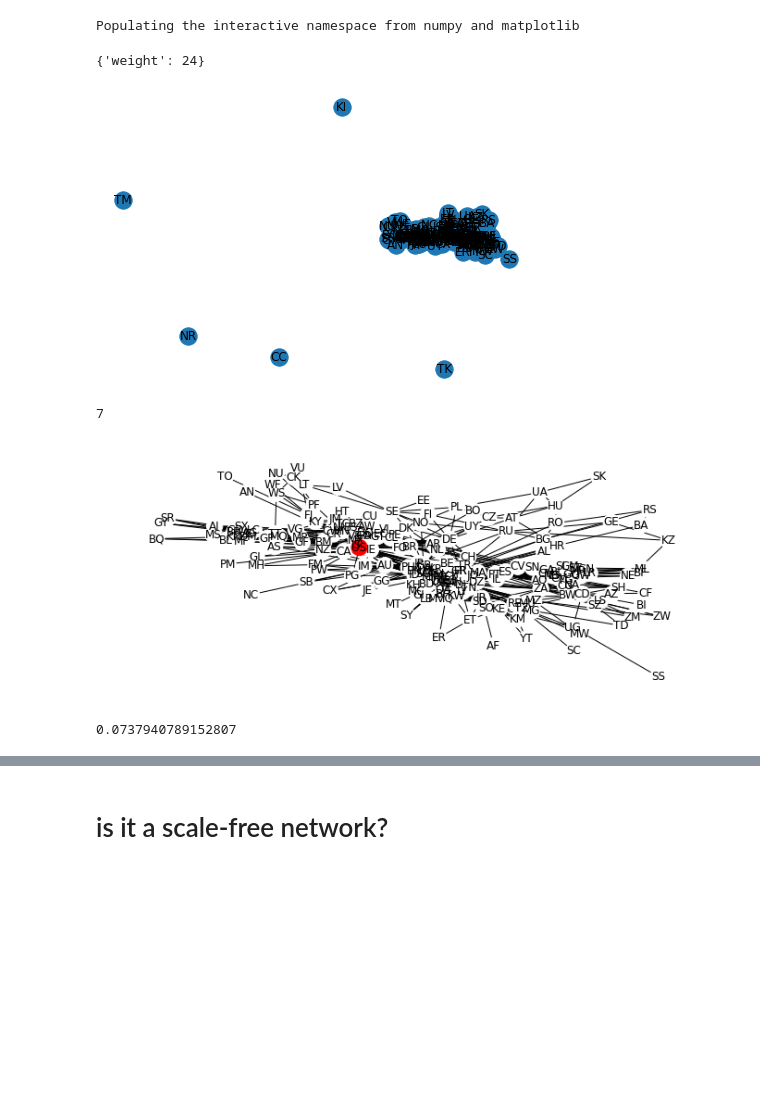
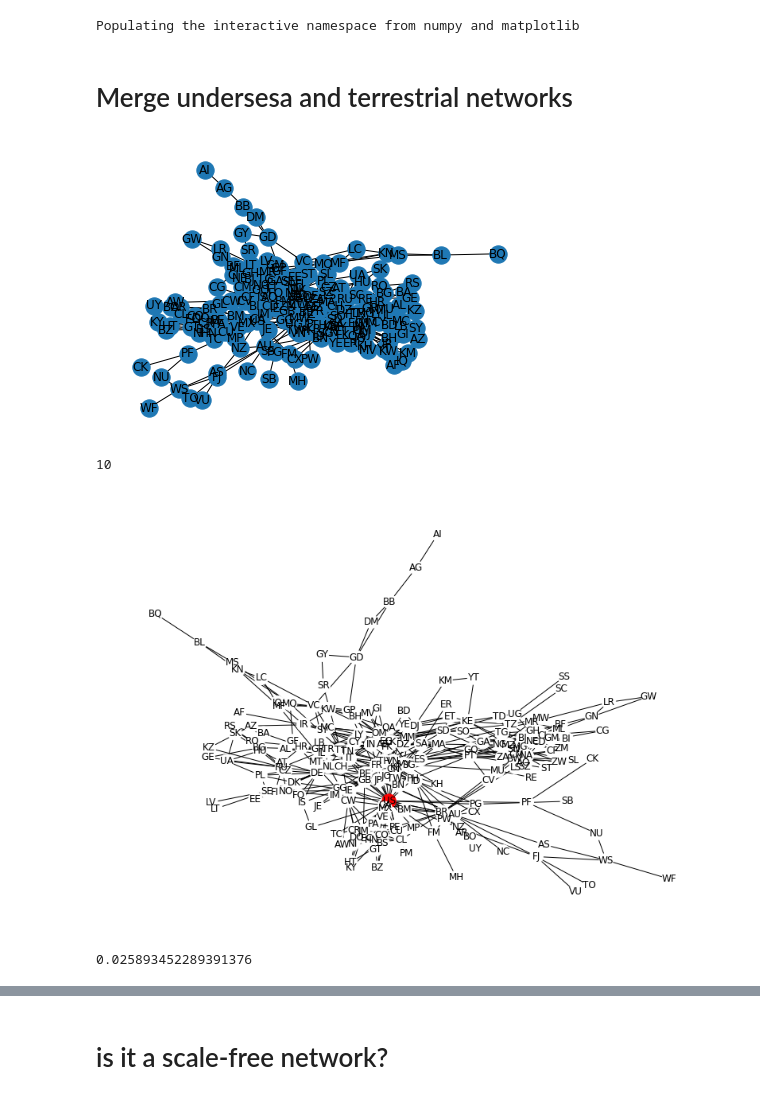
Before and after one commit to daylight-lab/international-cable-connectivity, a Jupyter notebook: Untitled.ipynb, the cells around one changed output, grey strips where cells are left out. Drawn from its saved outputs; the diff is of its cells as text; code cells hidden in the pictures; blank space fills up the shorter version.

```diff
--- a/Untitled.ipynb
+++ b/Untitled.ipynb
@@ -3,19 +3,31 @@
 import networkx as nx
 # %% [output]
 Populating the interactive namespace from numpy and matplotlib
+# %% [markdown]
+# Merge undersesa and terrestrial networks
 # %%
 undersea = nx.read_gpickle('data/undersea_today.networkx')
 terrestrial = nx.read_gpickle('data/terrestrial_today.networkx')
 # %%
-worldnet = nx.compose(undersea,terrestrial)
+edges = {}
+
+for eT in terrestrial.edges:
+    edges[eT] = terrestrial.edges[eT]['weight']
+
+for eU in undersea.edges:
+    if eU not in edges:
+        edges[eU] =  undersea.edges[eU]['weight']
+    else:
+        edges[eU] =  edges[eU] + undersea.edges[eU]['weight']
-# %%
-worldnet.edges['KR', 'JP']
-# %% [output]
-{'weight': 24}
+# %%
+worldnet = nx.Graph()
+for edge, weight in edges.items():
+    a, b = edge
+    worldnet.add_edge(a, b, weight=weight)
 # %%
 nx.draw(worldnet, with_labels=True)
 # %% [output]
-[figure, old version]
+[figure, new version]
 # %%
 # Next, use nx.connected_components to get the list of components,
 # then use the max() command to find the largest one:
@@ -30,28 +42,28 @@ subgraph = worldnet.subgraph(largest_component)
 diameter = nx.diameter(subgraph)
 diameter
 # %% [output]
-7
+10
 # %%
 def plot_net (graph):
     color_map = []
     for node in graph:
         if node == 'US':
             color_map.append('red')
         else:
             color_map.append('white')
 
-    fig, ax = plt.subplots(1, 1, figsize=(12, 5));
+    fig, ax = plt.subplots(1, 1, figsize=(14, 10));
     nx.draw(graph, node_color=color_map, with_labels=True)
     plt.show()
 
 plot_net(subgraph)
 # %% [output]
-[figure, old version]
+[figure, new version]
 # %%
 density = nx.density(subgraph)
 density
 # %% [output]
-0.0737940789152807
+0.025893452289391376
 # %%
 # worldnet.nodes('UA')
 # %%
```
Also changed, not shown: parts of 17 cells of this notebook.
